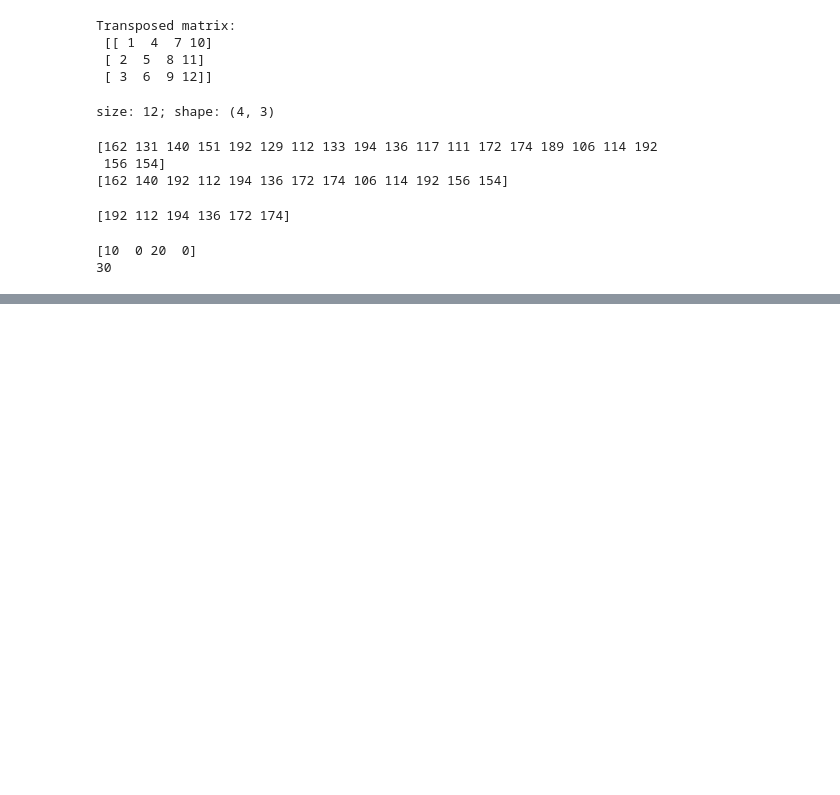
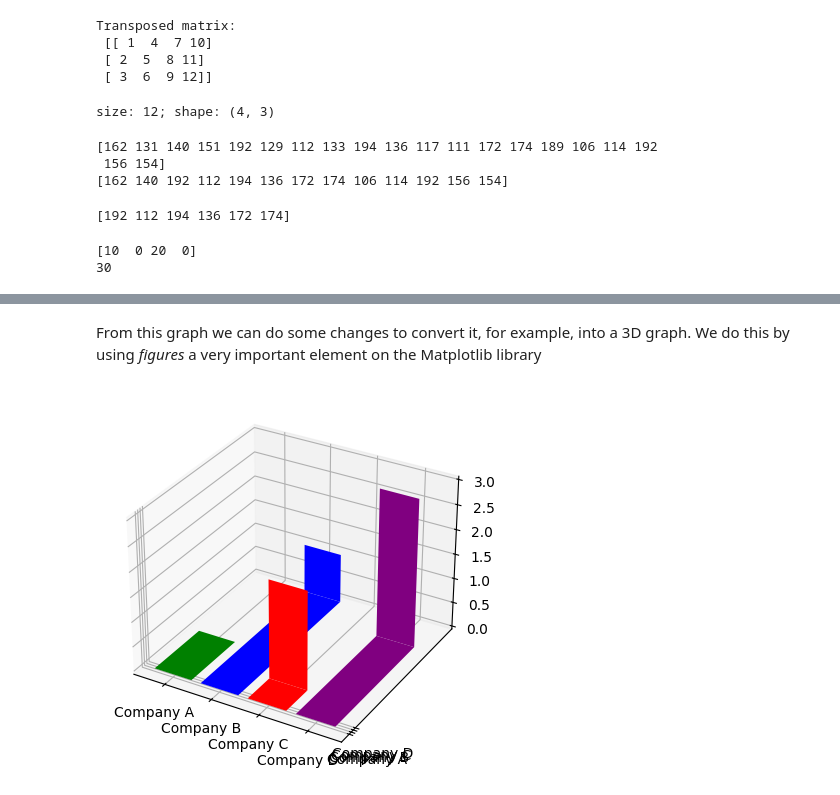
Before and after one commit to mbrionesr96/icatt_dsm_python, a Jupyter notebook: 20260218_Class 3.ipynb, the cells around one changed output, grey strips where cells are left out. Saved outputs shown, nothing was run; the diff lists cells and outputs as text; code cells hidden in the pictures; blank space fills up the shorter version.

```diff
--- a/20260218_Class 3.ipynb
+++ b/20260218_Class 3.ipynb
@@ -271,0 +319,25 @@ print(np.dot(arr1, arr2))
+# %% [markdown]
+From this graph we can do some changes to convert it, for example, into a 3D graph. We do this by using *figures* a very important element on the Matplotlib library
+# %%
+from mpl_toolkits.mplot3d import Axes3D
+
+# we create a 'container'
+fig = plt.figure()
+#first element on the container
+ax = fig.add_subplot(111,   # grid 1x1 for element 1.
+               projection='3d')
+
+n_categories = np.arange(len(categories))
+
+ax.bar(n_categories, #number of expected bars
+       categories, values, #data
+       zdir='y', #
+       color=colors)
+
+#plot bar x against y
+plt.bar(categories, values, color=colors)
+
+#display the plot
+plt.show()
+# %% [output]
+[figure, added]
```
Also changed, not shown: parts of 22 cells of this notebook, 3 other files.
